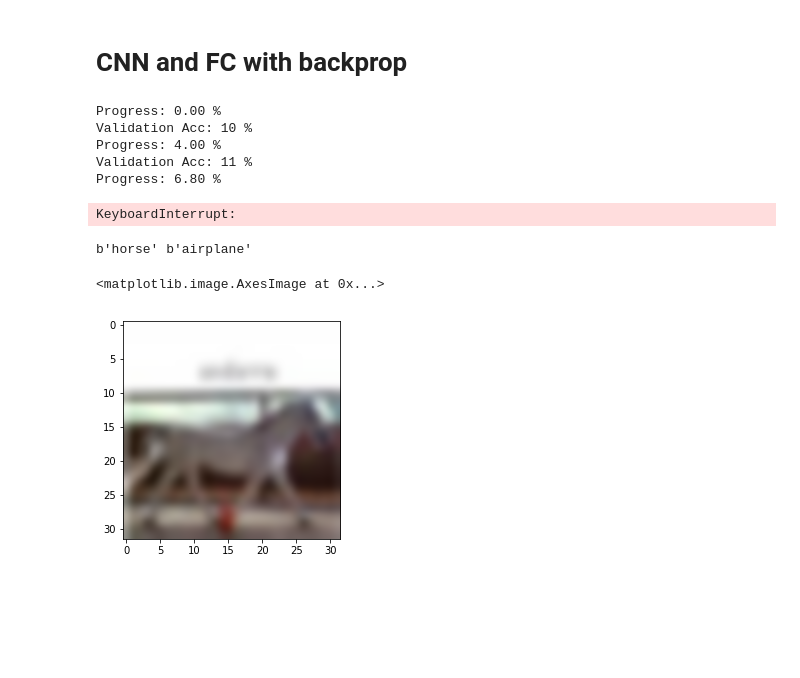
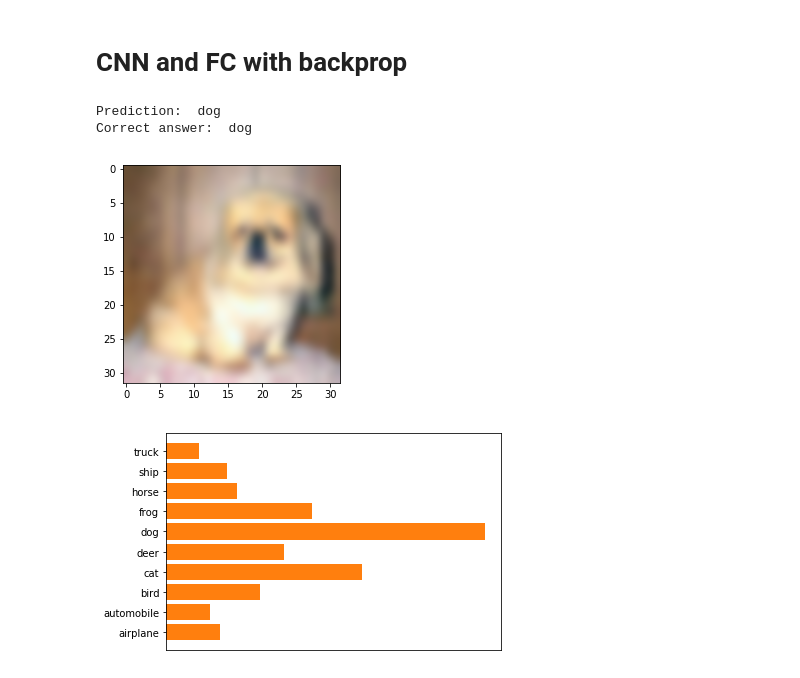
Before and after one commit to ShivamShrirao/dnn_from_scratch, a Jupyter notebook: cifar.ipynb, the cells around one changed output. Saved outputs shown, nothing was run; the diff lists cells and outputs as text; code cells hidden in the pictures; blank space fills up the shorter version.

```diff
--- a/cifar.ipynb
+++ b/cifar.ipynb
@@ -88,14 +19,17 @@ def batch_gen(st=0,size=20):
 # %%
 w0,b0=nn.init_kernel_bias(num_inp_channels=3,kernel_size=3,num_kernels=64)
 w1,b1=nn.init_kernel_bias(num_inp_channels=64,kernel_size=3,num_kernels=128)
-w2,b2=nn.init_kernel_bias(num_inp_channels=128,kernel_size=3,num_kernels=256)
-w3,b3=nn.init_kernel_bias(num_inp_channels=256,kernel_size=3,num_kernels=512)
+w2,b2=nn.init_kernel_bias(num_inp_channels=128,kernel_size=3,num_kernels=128)
+w3,b3=nn.init_kernel_bias(num_inp_channels=128,kernel_size=3,num_kernels=256)
 # %% [markdown]
 # Initialize fully connected layer
 # %%
-import nnet
-ann=nnet.neural_net(nrons=[2048,512,256,128,10])
-ann.activations(func=['relu','relu','sigmoid','sigmoid'])
+import nnet               #previous ann module
+ann=nnet.neural_net(nrons=[4096,256,64,10])
+ann.activations(func=['relu','sigmoid','sigmoid'])
+# %%
+nn.learning_rate=0.001
+ann.learning_rate=0.001
 # %% [markdown]
 # CNN and FC with backprop
 # %%
@@ -159,9 +93,9 @@ def validate(inp,y_inp):
     # Feed Forward
     conv0=nn.conv2d(inp,w0,b0)
     aconv0=nn.relu(conv0)
-    pool0,max_index0=nn.max_pool(aconv0)
+#     pool0,max_index0=nn.max_pool(aconv0)
 
-    conv1=nn.conv2d(pool0,w1,b1)
+    conv1=nn.conv2d(aconv0,w1,b1)
     aconv1=nn.relu(conv1)
     pool1,max_index1=nn.max_pool(aconv1)
 
@@ -182,4 +116,4 @@ def validate(inp,y_inp):
         ott=ann.feed_forward(flat_layer)
         ans.append(ott.argmax())
         cor.append(ohe_cor.argmax())
-    return ans,cor
+    return ans,cor,ott
@@ -188,34 +123,38 @@ st=0
 # %%
-while (st+20)<10000:
-    perc=st/100
+sz=50
+tot=50000//sz
+while st<tot:
+    perc=st*100/tot
+    st+=1
     print("\rProgress: {:.2f} %".format(perc),end='')
-    inp,y_inp=batch_gen(st,size=20)
+    inp,y_inp=dt.batch_gen(size=sz)
     train(inp,y_inp)
-    st+=20
-    if not perc%4:
-        ck=np.random.randint(0,10000-100)
-        inp,y_inp=batch_gen(ck,size=100)
-        ans,cor=validate(inp,y_inp)
+    if not perc%10:
+        print("\nCalculating Validation acc...")
+        vd=500
+        ck=np.random.randint(0,10000-vd)
+        inp,y_inp=dt.batch_gen(size=vd,ck=ck)
+        ans,cor,_=validate(inp,y_inp)
         ncor=0
         for i,j in zip(ans,cor):
             if i==j:
                 ncor+=1
-        print("\nValidation Acc: {} %".format(ncor))
+        acc=ncor*100/vd
+        print("Validation Acc: {} %".format(acc))
-# %% [output]
-Progress: 0.00 %
-Validation Acc: 10 %
-Progress: 4.00 %
-Validation Acc: 11 %
-Progress: 6.80 %
-KeyboardInterrupt:
 # %%
-ck=np.random.randint(0,10000-100)
-inp,y_inp=batch_gen(ck,size=1)
-ans,cor=validate(inp,y_inp)
-print(names[cor[0]],names[ans[0]])
+ck=np.random.randint(0,50000)
+inp,y_inp=dt.batch_gen(size=1,ck=ck)
+ans,cor,ott=validate(inp,y_inp)
+print("Prediction: ",dt.names[ans[0]],"\nCorrect answer: ",dt.names[cor[0]])
 plt.imshow(inp[0],interpolation='bicubic')
+plt.show()
+plt.barh(range(len(ott)),ott,color='#ff7f0e')
+plt.yticks(range(len(ott)),dt.names)
+plt.xticks([])
+plt.show()
 # %% [output]
-b'horse' b'airplane'
+Prediction:  dog
+Correct answer:  dog
-<matplotlib.image.AxesImage at 0x...>
-[figure, old version]
+[figure, new version]
+[figure, added]
 # %%
```
Also changed, not shown: parts of 25 cells of this notebook, 4 other files.
